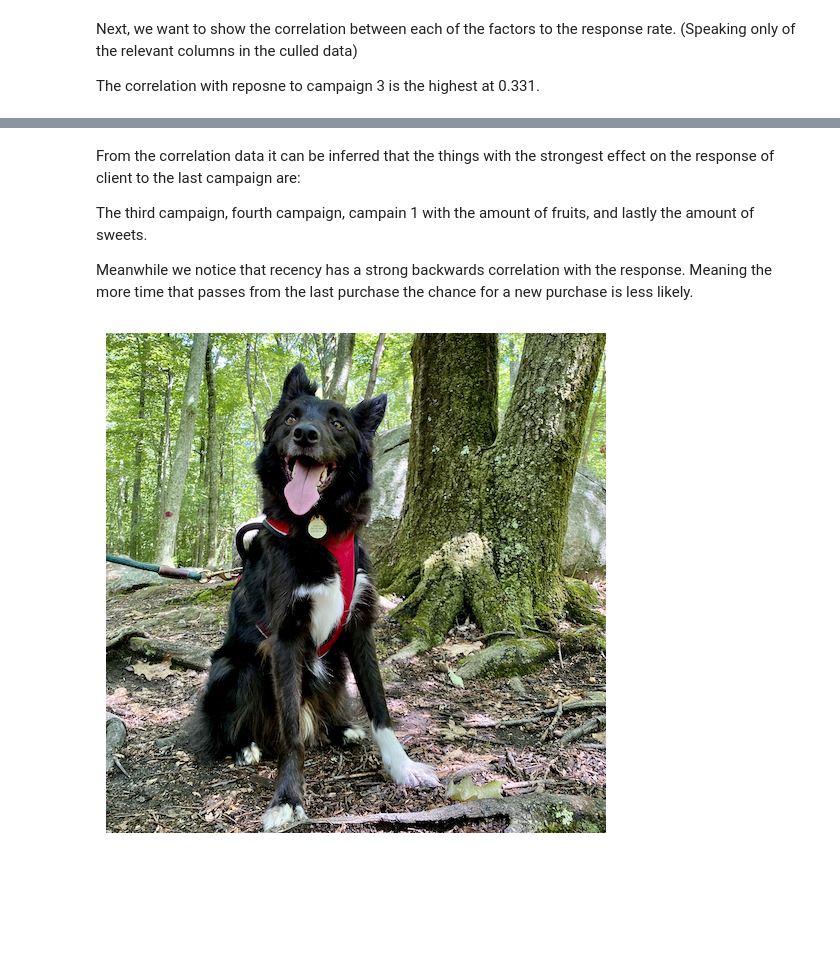
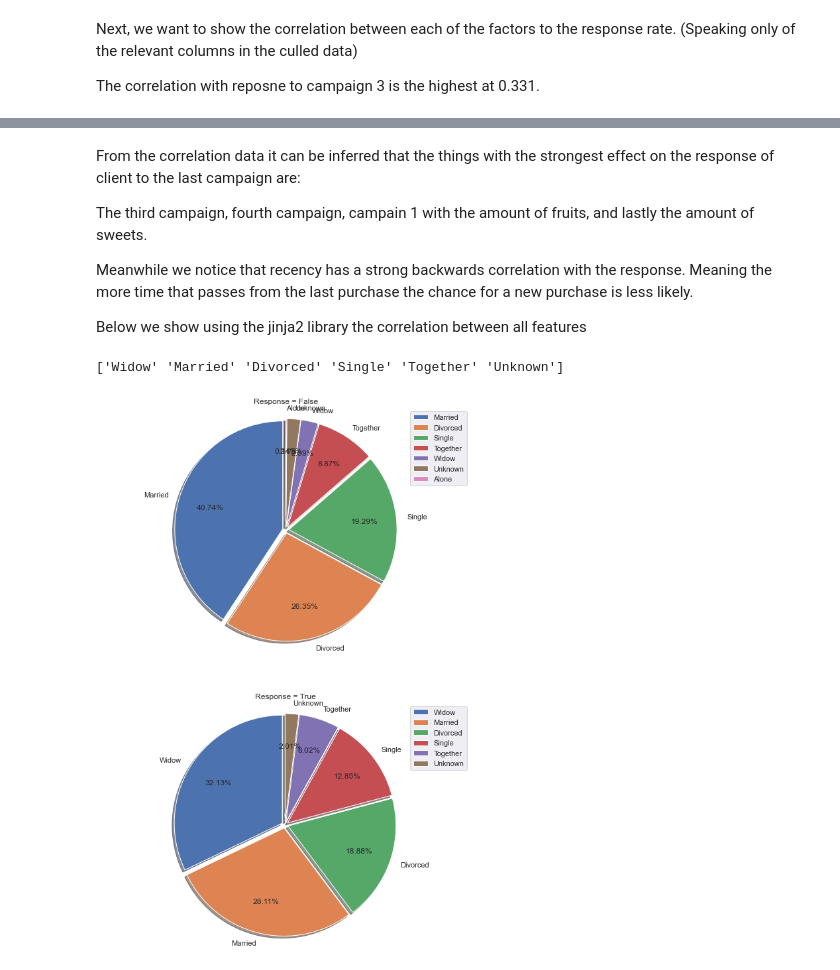
Before and after one commit to parzival0152/datamine, a Jupyter notebook: main.ipynb, the cells around one changed output, grey strips where cells are left out. Saved outputs shown, nothing was run; the diff lists cells and outputs as text; code cells hidden in the pictures; blank space fills up the shorter version.

Commit message:
added some more comparison graphs. Changed way we erase nan

```diff
--- a/main.ipynb
+++ b/main.ipynb
@@ -196,7 +91,5 @@ From the correlation data it can be inferred that the things with the strongest
 The third campaign, fourth campaign, campain 1 with the amount of fruits, and lastly the amount of sweets.
 
 Meanwhile we notice that recency has a strong backwards correlation with the response. Meaning the more time that passes from the last purchase the chance for a new purchase is less likely.
+
+Below we show using the jinja2 library the correlation between all features
-# %%
-sns.dogplot()
-# %% [output]
-[figure, removed]
@@ -202,0 +102,20 @@ sns.dogplot()
+# %%
+data[nominal_data.columns] = data[nominal_data.columns].fillna("Unknown")
+target = data['Status'].unique()
+
+
+fig1,(ax1,ax2) = plt.subplots(2,1,figsize=(10,15))
+ax1.pie(data['Status'][data['Response']==False].value_counts(), labels=target, labeldistance=1.1, pctdistance=0.7, autopct='%0.2f%%', shadow=True, startangle=90,explode=[0.03,0.03,0.03,0.03,0.03,0.03,0.03])
+ax1.axis('equal')
+ax1.set_title('Response = False')
+fig1.set_facecolor('white')
+target = data['Status'][data['Response']==True].unique()
+ax2.pie(data['Status'][data['Response']==True].value_counts(), labels=target, labeldistance=1.1, pctdistance=0.7, autopct='%0.2f%%', shadow=True, startangle=90,explode=[0.03,0.03,0.03,0.03,0.03,0.03])
+ax2.axis('equal')
+ax2.set_title('Response = True')
+ax1.legend()
+ax2.legend()
+plt.show()
+# %% [output]
+['Widow' 'Married' 'Divorced' 'Single' 'Together' 'Unknown']
+[figure, added]
```
Also changed, not shown: parts of 16 cells of this notebook.
